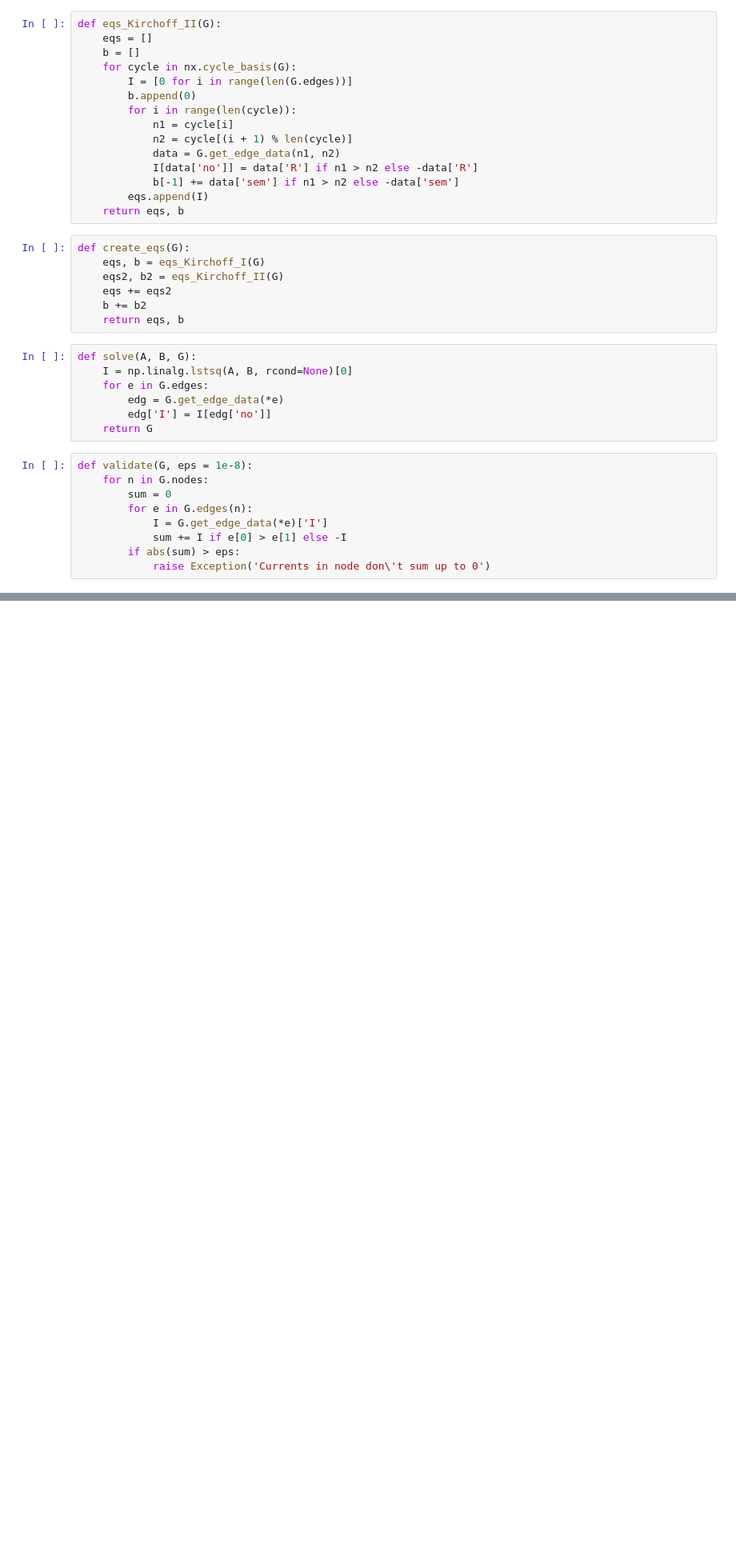
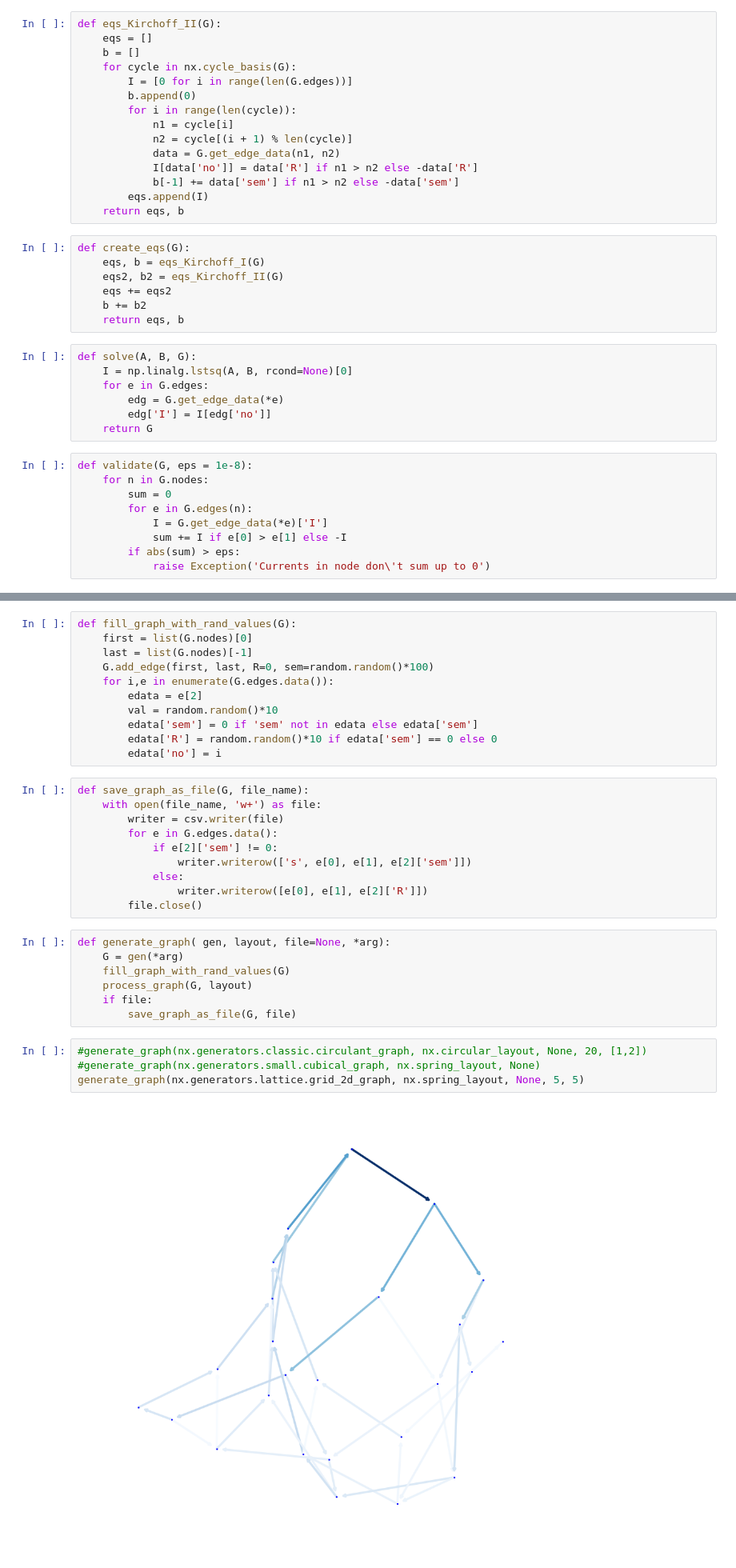
Before and after one commit to arkadiuss/computational-methods, a Jupyter notebook: lab2_linear_equations_solving.ipynb, the cells around one changed output, grey strips where cells are left out. Shown at 80% size. Cells and saved outputs as stored; diff of their text form; blank space fills up the shorter version.

```diff
--- a/lab2_linear_equations_solving.ipynb
+++ b/lab2_linear_equations_solving.ipynb
@@ -278,0 +302,34 @@ EdgeView([(1, 2), (1, 3), (2, 4), (2, 3), (4, 3)])
+# %%
+def fill_graph_with_rand_values(G):
+    first = list(G.nodes)[0]
+    last = list(G.nodes)[-1]
+    G.add_edge(first, last, R=0, sem=random.random()*100)
+    for i,e in enumerate(G.edges.data()):
+        edata = e[2]
+        val = random.random()*10
+        edata['sem'] = 0 if 'sem' not in edata else edata['sem']
+        edata['R'] = random.random()*10 if edata['sem'] == 0 else 0
+        edata['no'] = i
+# %%
+def save_graph_as_file(G, file_name):
+    with open(file_name, 'w+') as file:
+        writer = csv.writer(file)
+        for e in G.edges.data():
+            if e[2]['sem'] != 0:
+                writer.writerow(['s', e[0], e[1], e[2]['sem']])
+            else:
+                writer.writerow([e[0], e[1], e[2]['R']])
+        file.close()
+# %%
+def generate_graph( gen, layout, file=None, *arg):
+    G = gen(*arg)
+    fill_graph_with_rand_values(G)
+    process_graph(G, layout)
+    if file:
+        save_graph_as_file(G, file)
+# %%
+#generate_graph(nx.generators.classic.circulant_graph, nx.circular_layout, None, 20, [1,2])
+#generate_graph(nx.generators.small.cubical_graph, nx.spring_layout, None)
+generate_graph(nx.generators.lattice.grid_2d_graph, nx.spring_layout, None, 5, 5)
+# %% [output]
+[figure, added]
```
Also changed, not shown: parts of 8 cells of this notebook, 2 other files.
